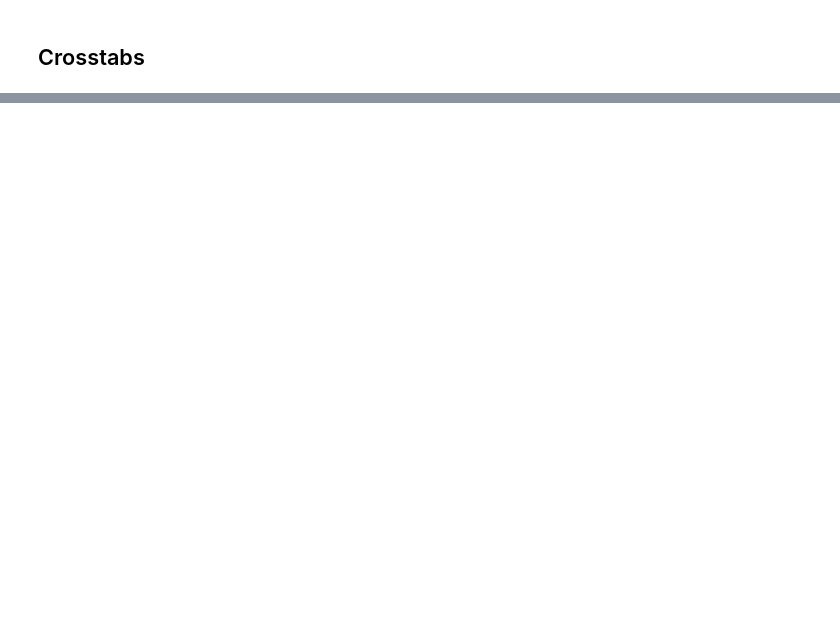
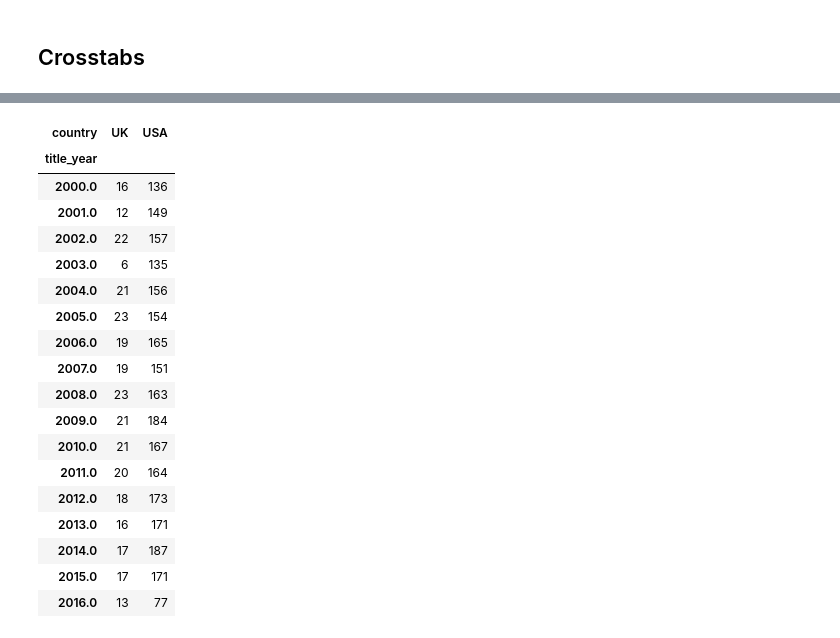
Before and after one commit to HydPy/HydPy-meetups, a Jupyter notebook: HydPy-da-part1.ipynb, the cells around one changed output, grey strips where cells are left out. Cells and saved outputs as stored; diff of their text form; code cells hidden in the pictures; blank space fills up the shorter version.

```diff
--- a/HydPy-da-part1.ipynb
+++ b/HydPy-da-part1.ipynb
@@ -609,0 +1156,27 @@ pd.crosstab([df.,sal.Status], sal.EmployeeNameStarts, values=sal.TotalPay, aggfu
+# %%
+_movs = movs[movs.title_year.ge(2000) & movs.country.isin(['USA', 'UK'])]
+_df = pd.crosstab(_movs.title_year, _movs.country)
+_df
+#_df = pd.crosstab(_movs.title_year, _movs.country, values=_movs.actor_1_facebook_likes, aggfunc=[sum, mean, median])
+#_df
+#pd.crosstab(_movs.title_year, _movs.country).apply(lambda r: (r/r.sum())*100, axis=1)
+# %% [output]
+| country | UK | USA |
+| title_year |  |  |
+| 2000.0 | 16 | 136 |
+| 2001.0 | 12 | 149 |
+| 2002.0 | 22 | 157 |
+| 2003.0 | 6 | 135 |
+| 2004.0 | 21 | 156 |
+| 2005.0 | 23 | 154 |
+| 2006.0 | 19 | 165 |
+| 2007.0 | 19 | 151 |
+| 2008.0 | 23 | 163 |
+| 2009.0 | 21 | 184 |
+| 2010.0 | 21 | 167 |
+| 2011.0 | 20 | 164 |
+| 2012.0 | 18 | 173 |
+| 2013.0 | 16 | 171 |
+| 2014.0 | 17 | 187 |
+| 2015.0 | 17 | 171 |
+| 2016.0 | 13 | 77 |
```
Also changed, not shown: parts of 90 cells of this notebook, 2 other files.
